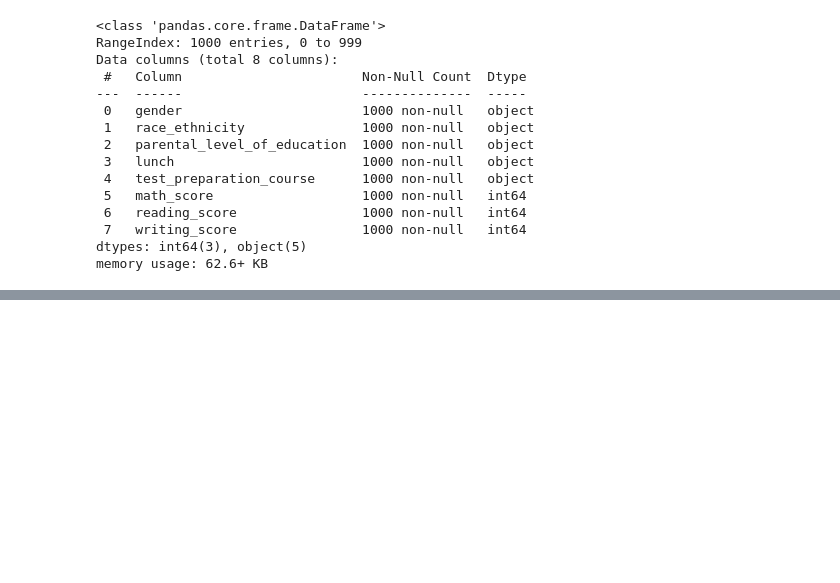
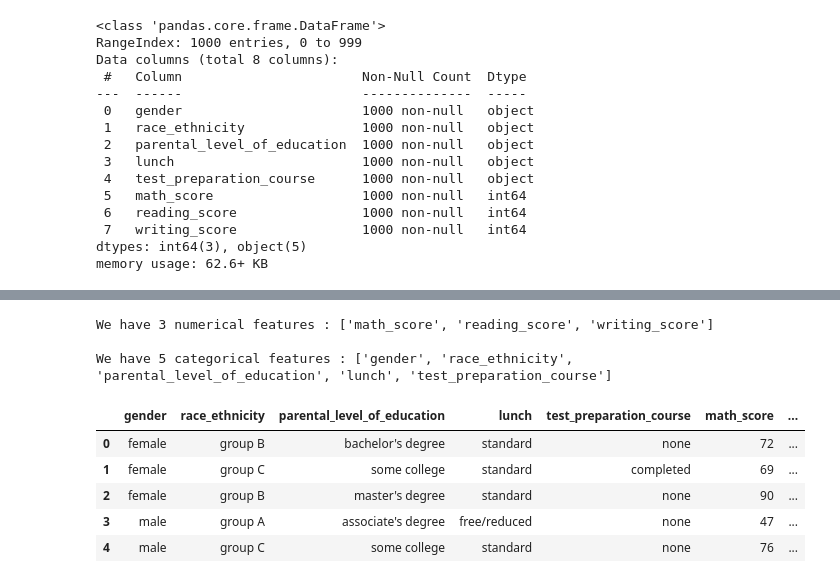
Before and after one commit to sriram19t/e2e_mlproject, a Jupyter notebook: notebooks/eda_study.ipynb, the cells around one changed output, grey strips where cells are left out. Saved outputs shown, nothing was run; the diff lists cells and outputs as text; code cells hidden in the pictures; blank space fills up the shorter version.

```diff
--- a/notebooks/eda_study.ipynb
+++ b/notebooks/eda_study.ipynb
@@ -91,0 +102,23 @@ Name: count, Length: 1000, dtype: int64
+# %%
+# define numerical & categorical columns
+numeric_features = [feature for feature in data.columns if data[feature].dtype != 'O']
+categorical_features = [feature for feature in data.columns if data[feature].dtype == 'O']
+
+# print columns
+print('We have {} numerical features : {}'.format(len(numeric_features), numeric_features))
+print('\nWe have {} categorical features : {}'.format(len(categorical_features), categorical_features))
+# %% [output]
+We have 3 numerical features : ['math_score', 'reading_score', 'writing_score']
+
+We have 5 categorical features : ['gender', 'race_ethnicity', 'parental_level_of_education', 'lunch', 'test_preparation_course']
+# %%
+data['total score'] = data['math_score'] + data['reading_score'] + data['writing_score']
+data['average'] = data['total score']/3
+data.head()
+# %% [output]
+|  | gender | race_ethnicity | parental_level_of_education | lunch | test_preparation_course | math_score | ... |
+| 0 | female | group B | bachelor's degree | standard | none | 72 | ... |
+| 1 | female | group C | some college | standard | completed | 69 | ... |
+| 2 | female | group B | master's degree | standard | none | 90 | ... |
+| 3 | male | group A | associate's degree | free/reduced | none | 47 | ... |
+| 4 | male | group C | some college | standard | none | 76 | ... |
```
Also changed, not shown: parts of 3 cells of this notebook, 1 other file.
